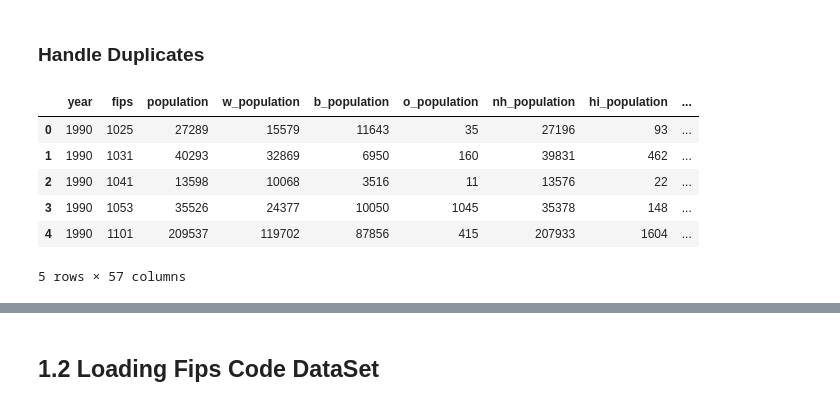
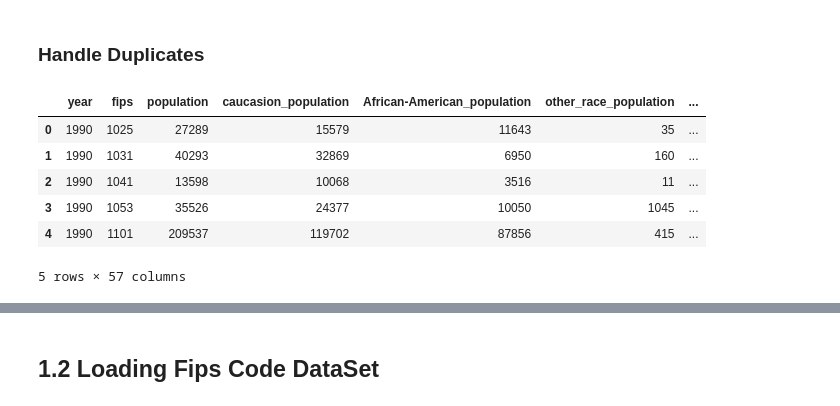
Before and after one commit to ypi9/HousingPricePrediction, a Jupyter notebook: final_project_merged.ipynb, the cells around one changed output, grey strips where cells are left out. Cells and saved outputs as stored; diff of their text form; code cells hidden in the pictures.

Commit message:
renamed columns for county_demographics_df

```diff
--- a/final_project_merged.ipynb
+++ b/final_project_merged.ipynb
@@ -210,8 +214,8 @@ print("Files in dataset:", files)
 # %%
 file_path = os.path.join(path, 'county_demographics.csv')
-county_demographics_df = pd.read_csv(file_path)
+county_demographics_df_raw = pd.read_csv(file_path)
 
-print(county_demographics_df.head())
+print(county_demographics_df_raw.head())
 # %% [output]
    year  fips  population  w_population  b_population  o_population  \
 0  1990  1025       27289         15579         11643            35
@@ -297,4 +301,4 @@ dtype: int64
 # %% [markdown]
 ### Rename Columns for Consistency
 # %%
-county_demographics_df.columns = county_demographics_df.columns.str.strip().str.lower().str.replace(' ', '_')
+county_demographics_df_raw.columns = county_demographics_df_raw.columns.str.strip().str.lower().str.replace(' ', '_')
@@ -301,16 +382,16 @@ county_demographics_df.columns = county_demographics_df.columns.str.strip().str.
 # %% [markdown]
  ### Handle Duplicates
 # %%
-county_demographics_df = county_demographics_df.drop_duplicates()
+county_demographics_df = county_demographics_df_renamed.drop_duplicates()
 county_demographics_df = county_demographics_df.dropna()
 county_demographics_df.head()
 # %% [output]
-|  | year | fips | population | w_population | b_population | o_population | nh_population | hi_population | ... |
-| 0 | 1990 | 1025 | 27289 | 15579 | 11643 | 35 | 27196 | 93 | ... |
-| 1 | 1990 | 1031 | 40293 | 32869 | 6950 | 160 | 39831 | 462 | ... |
-| 2 | 1990 | 1041 | 13598 | 10068 | 3516 | 11 | 13576 | 22 | ... |
-| 3 | 1990 | 1053 | 35526 | 24377 | 10050 | 1045 | 35378 | 148 | ... |
-| 4 | 1990 | 1101 | 209537 | 119702 | 87856 | 415 | 207933 | 1604 | ... |
+|  | year | fips | population | caucasion_population | African-American_population | other_race_population | ... |
+| 0 | 1990 | 1025 | 27289 | 15579 | 11643 | 35 | ... |
+| 1 | 1990 | 1031 | 40293 | 32869 | 6950 | 160 | ... |
+| 2 | 1990 | 1041 | 13598 | 10068 | 3516 | 11 | ... |
+| 3 | 1990 | 1053 | 35526 | 24377 | 10050 | 1045 | ... |
+| 4 | 1990 | 1101 | 209537 | 119702 | 87856 | 415 | ... |
 5 rows × 57 columns
 # %%
 county_demographics_df.describe()
```
Also changed, not shown: parts of 16 cells of this notebook.
